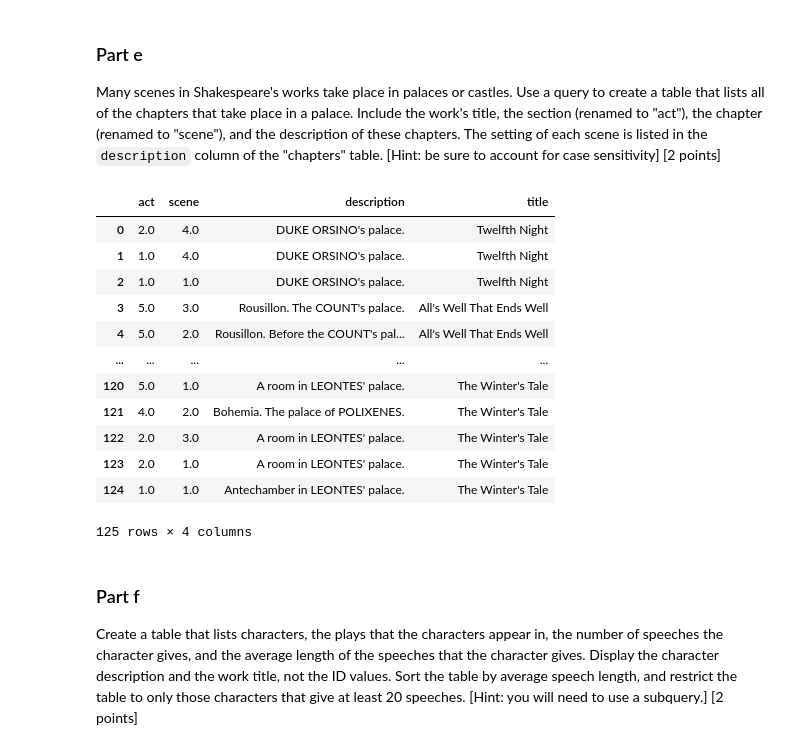
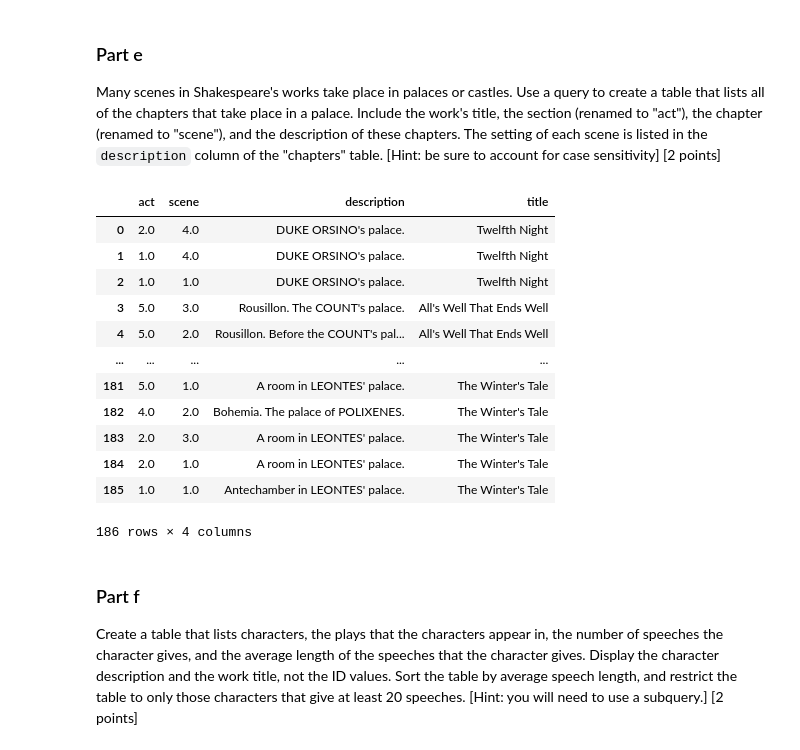
Before and after one commit to shroffr01/ds6001databases, a Jupyter notebook: labassignment7.ipynb, the cells around one changed output. Drawn from its saved outputs; the diff is of its cells as text; code cells hidden in the pictures.

```diff
--- a/labassignment7.ipynb
+++ b/labassignment7.ipynb
@@ -223,28 +223,29 @@ Many scenes in Shakespeare's works take place in palaces or castles. Use a query
 # %%
 myquery = '''
 SELECT c.section AS act, c.chapter AS scene, c.description, w.title
 FROM chapters c
 INNER JOIN works w
     ON c.workid = w.workid
-WHERE lower(c.description) LIKE '%%palace%%';
+WHERE lower(c.description) LIKE '%%palace%%'
+OR lower(c.description) LIKE '%%castle%%';
 '''
 
 df = pd.read_sql_query(myquery, con=engine)
 df
 # %% [output]
 |  | act | scene | description | title |
 | 0 | 2.0 | 4.0 | DUKE ORSINO's palace. | Twelfth Night |
 | 1 | 1.0 | 4.0 | DUKE ORSINO's palace. | Twelfth Night |
 | 2 | 1.0 | 1.0 | DUKE ORSINO's palace. | Twelfth Night |
 | 3 | 5.0 | 3.0 | Rousillon. The COUNT's palace. | All's Well That Ends Well |
 | 4 | 5.0 | 2.0 | Rousillon. Before the COUNT's pal... | All's Well That Ends Well |
 | ... | ... | ... | ... | ... |
-| 120 | 5.0 | 1.0 | A room in LEONTES' palace. | The Winter's Tale |
-| 121 | 4.0 | 2.0 | Bohemia. The palace of POLIXENES. | The Winter's Tale |
-| 122 | 2.0 | 3.0 | A room in LEONTES' palace. | The Winter's Tale |
-| 123 | 2.0 | 1.0 | A room in LEONTES' palace. | The Winter's Tale |
-| 124 | 1.0 | 1.0 | Antechamber in LEONTES' palace. | The Winter's Tale |
+| 181 | 5.0 | 1.0 | A room in LEONTES' palace. | The Winter's Tale |
+| 182 | 4.0 | 2.0 | Bohemia. The palace of POLIXENES. | The Winter's Tale |
+| 183 | 2.0 | 3.0 | A room in LEONTES' palace. | The Winter's Tale |
+| 184 | 2.0 | 1.0 | A room in LEONTES' palace. | The Winter's Tale |
+| 185 | 1.0 | 1.0 | Antechamber in LEONTES' palace. | The Winter's Tale |
-125 rows × 4 columns
+186 rows × 4 columns
 # %% [markdown]
 ### Part f
 Create a table that lists characters, the plays that the characters appear in, the number of speeches the character gives, and the average length of the speeches that the character gives. Display the character description and the work title, not the ID values. Sort the table by average speech length, and restrict the table to only those characters that give at least 20 speeches. [Hint: you will need to use a subquery.] [2 points]
```
Also changed, not shown: parts of 6 cells of this notebook.
